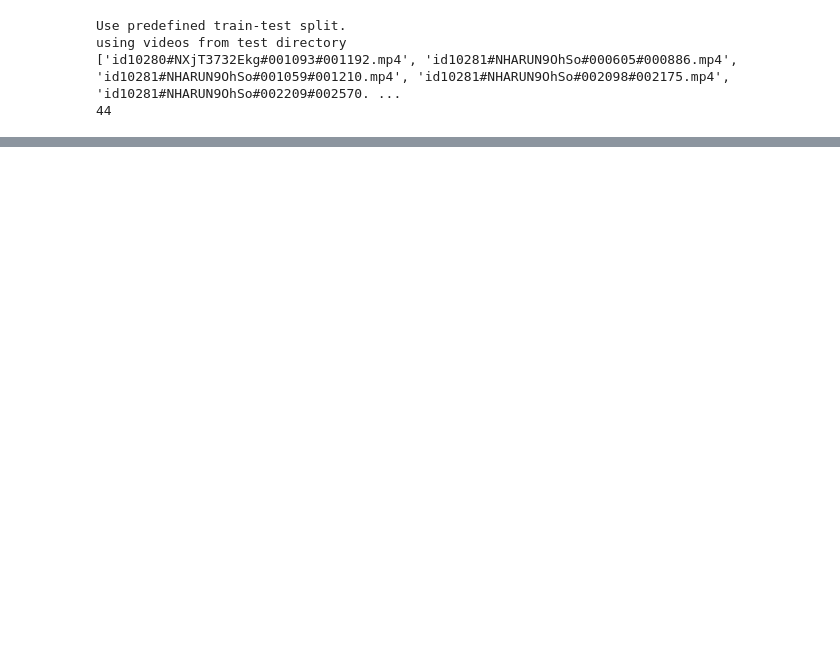
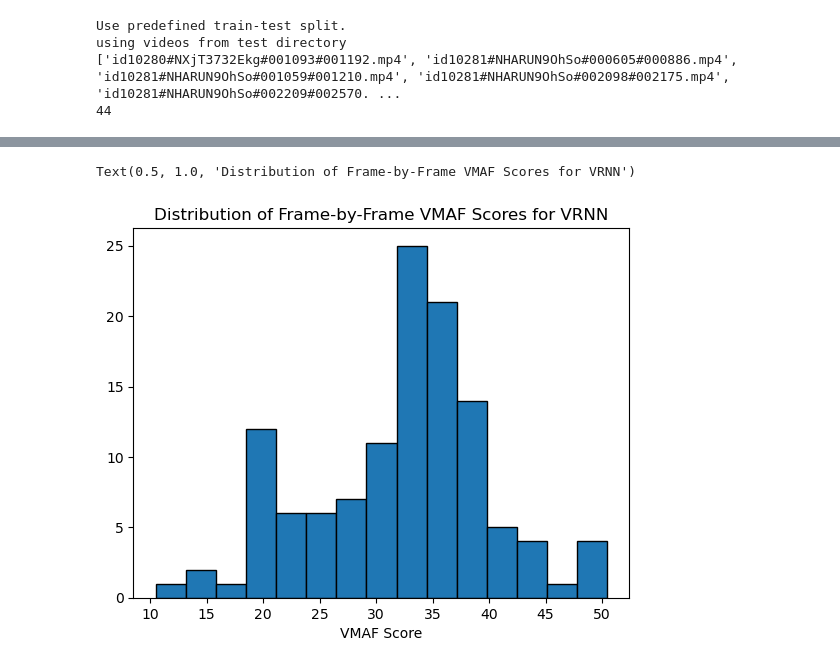
Before and after one commit to tristenAH/VMAF-Code-Repository, a Jupyter notebook: Keypoints_Prediction/VMAF_On_VRNN_Reconstruction_Mode.ipynb, the cells around one changed output, grey strips where cells are left out. Cells and saved outputs as stored; diff of their text form; code cells hidden in the pictures; blank space fills up the shorter version.

```diff
--- a/Keypoints_Prediction/VMAF_On_VRNN_Reconstruction_Mode.ipynb
+++ b/Keypoints_Prediction/VMAF_On_VRNN_Reconstruction_Mode.ipynb
@@ -388,0 +425,6 @@ AttributeError: 'dict' object has no attribute 'reshape'
+# %%
+#Read all VMAF outputs into a list variable
+vmaf_outputs = []
+for output_num in range(0,44):
+    with open(vrnn_vmaf_output + f'/vmaf_{output_num:02d}.json','r') as file:
+        vmaf_outputs.append(json.load(file))
@@ -388,0 +442,15 @@ AttributeError: 'dict' object has no attribute 'reshape'
+# %%
+#Take one video as an example of per-frame scores
+vmaf_example_video = vmaf_outputs[10]['frames']
+frame_vmaf_scores = []
+for frame in vmaf_example_video:
+    frame_vmaf_scores.append(frame['metrics']['vmaf'])
+mse_example_video = mse_list_videos[10]
+# %%
+#Within-video VMAF-Frame Distribution
+plt.hist(frame_vmaf_scores, bins=15, edgecolor = 'black')
+plt.xlabel('VMAF Score')
+plt.title('Distribution of Frame-by-Frame VMAF Scores for VRNN')
+# %% [output]
+Text(0.5, 1.0, 'Distribution of Frame-by-Frame VMAF Scores for VRNN')
+[figure, added]
```
Also changed, not shown: parts of 14 cells of this notebook, 2 other files.
